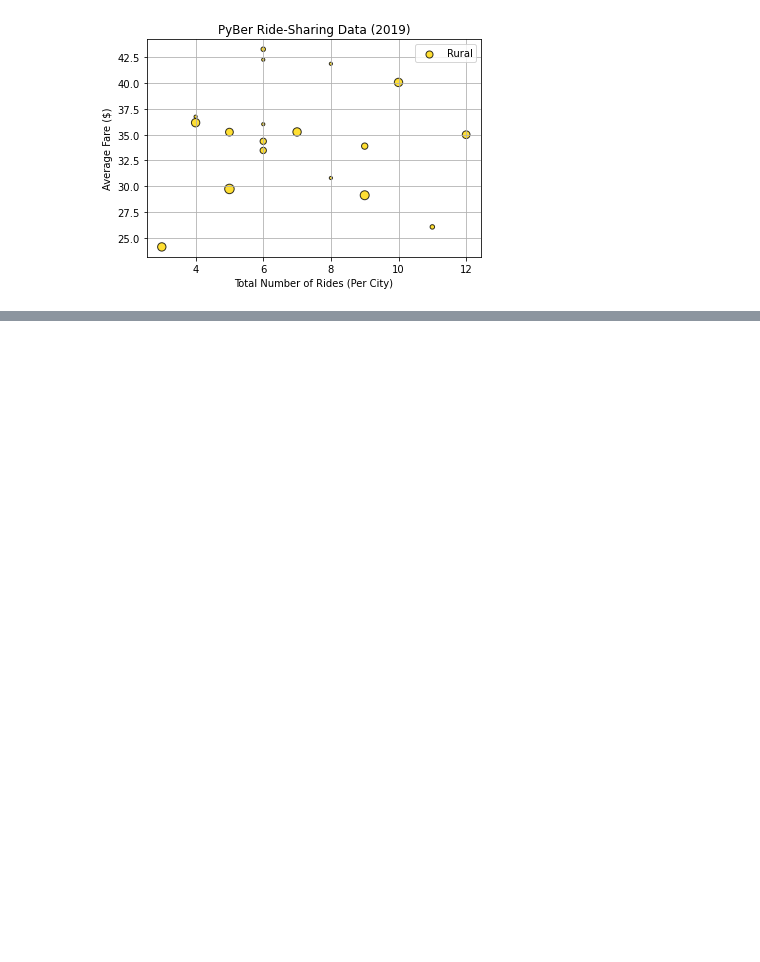
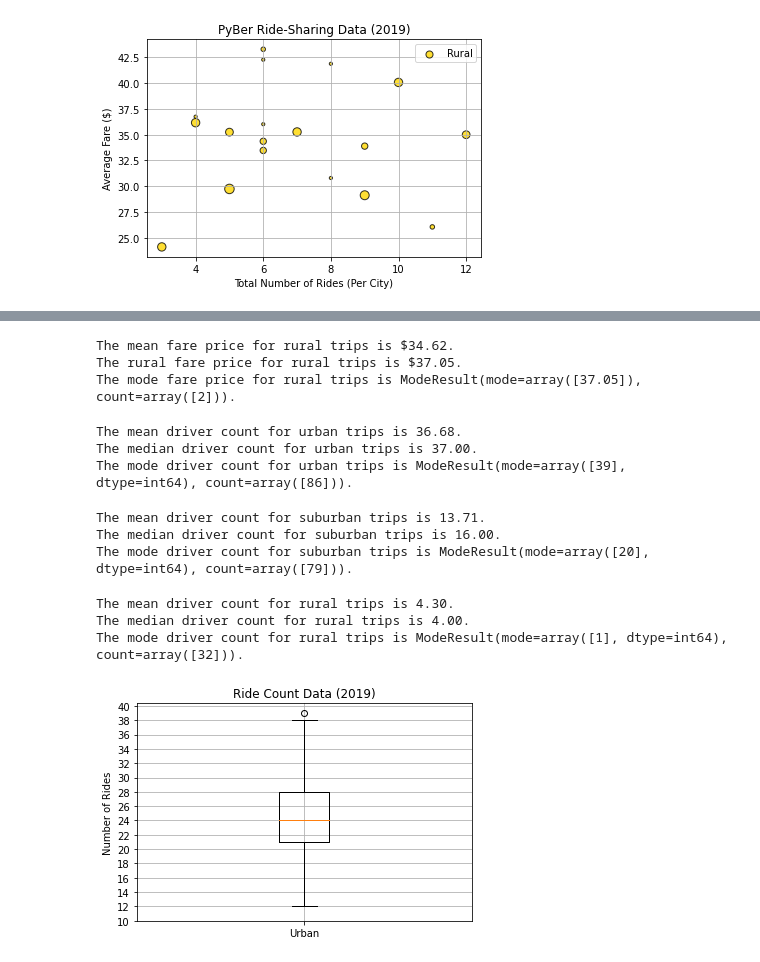
Before and after one commit to Leung-Philip/PyBer_Analysis, a Jupyter notebook: Pyber.ipynb, the cells around one changed output, grey strips where cells are left out. Cells and saved outputs as stored; diff of their text form; code cells hidden in the pictures; blank space fills up the shorter version.

```diff
--- a/Pyber.ipynb
+++ b/Pyber.ipynb
@@ -241,0 +367,14 @@ plt.show()
+# %%
+#calculate the measures of central tendency for the average fare for the rural cities
+mean_rural_fare = np.mean(rural_fares)
+print(f'The mean fare price for rural trips is ${mean_rural_fare:.2f}.')
+
+median_rural_fare = np.median(rural_fares)
+print(f'The rural fare price for rural trips is ${median_rural_fare:.2f}.')
+
+mode_rural_fare = sts.mode(rural_fares)
+print(f'The mode fare price for rural trips is {mode_rural_fare}.')
+# %% [output]
+The mean fare price for rural trips is $34.62.
+The rural fare price for rural trips is $37.05.
+The mode fare price for rural trips is ModeResult(mode=array([37.05]), count=array([2])).
@@ -241,0 +386,57 @@ plt.show()
+# %%
+#calculate the measures of central tendency for the driver count for the urban cities
+mean_urban_driver = np.mean(urban_drivers)
+print(f'The mean driver count for urban trips is {mean_urban_driver:.2f}.')
+
+median_urban_driver = np.median(urban_drivers)
+print(f'The median driver count for urban trips is {median_urban_driver:.2f}.')
+
+mode_urban_driver = sts.mode(urban_drivers)
+print(f'The mode driver count for urban trips is {mode_urban_driver}.')
+# %% [output]
+The mean driver count for urban trips is 36.68.
+The median driver count for urban trips is 37.00.
+The mode driver count for urban trips is ModeResult(mode=array([39], dtype=int64), count=array([86])).
+# %%
+#calculate the measures of central tendency for the driver count for the suburban cities
+mean_suburban_driver = np.mean(suburban_drivers)
+print(f'The mean driver count for suburban trips is {mean_suburban_driver:.2f}.')
+
+median_suburban_driver = np.median(suburban_drivers)
+print(f'The median driver count for suburban trips is {median_suburban_driver:.2f}.')
+
+mode_suburban_driver = sts.mode(suburban_drivers)
+print(f'The mode driver count for suburban trips is {mode_suburban_driver}.')
+# %% [output]
+The mean driver count for suburban trips is 13.71.
+The median driver count for suburban trips is 16.00.
+The mode driver count for suburban trips is ModeResult(mode=array([20], dtype=int64), count=array([79])).
+# %%
+#calculate the measures of central tendency for the driver count for the rural cities
+mean_rural_driver = np.mean(rural_drivers)
+print(f'The mean driver count for rural trips is {mean_rural_driver:.2f}.')
+
+median_rural_driver = np.median(rural_drivers)
+print(f'The median driver count for rural trips is {median_rural_driver:.2f}.')
+
+mode_rural_driver = sts.mode(rural_drivers)
+print(f'The mode driver count for rural trips is {mode_rural_driver}.')
+# %% [output]
+The mean driver count for rural trips is 4.30.
+The median driver count for rural trips is 4.00.
+The mode driver count for rural trips is ModeResult(mode=array([1], dtype=int64), count=array([32])).
+# %%
+#create a box and whisker plot for the urban cities ride count
+x_labels=['Urban']
+
+fig, ax=plt.subplots()
+ax.boxplot(urban_ride_count, labels=x_labels)
+
+#Add the title, y-axis label and grid
+ax.set_title('Ride Count Data (2019)')
+ax.set_ylabel('Number of Rides')
+ax.set_yticks(np.arange(10,41, step=2.0))
+ax.grid()
+plt.show()
+# %% [output]
+[figure, added]
```
Also changed, not shown: parts of 19 cells of this notebook, 4 other files.
